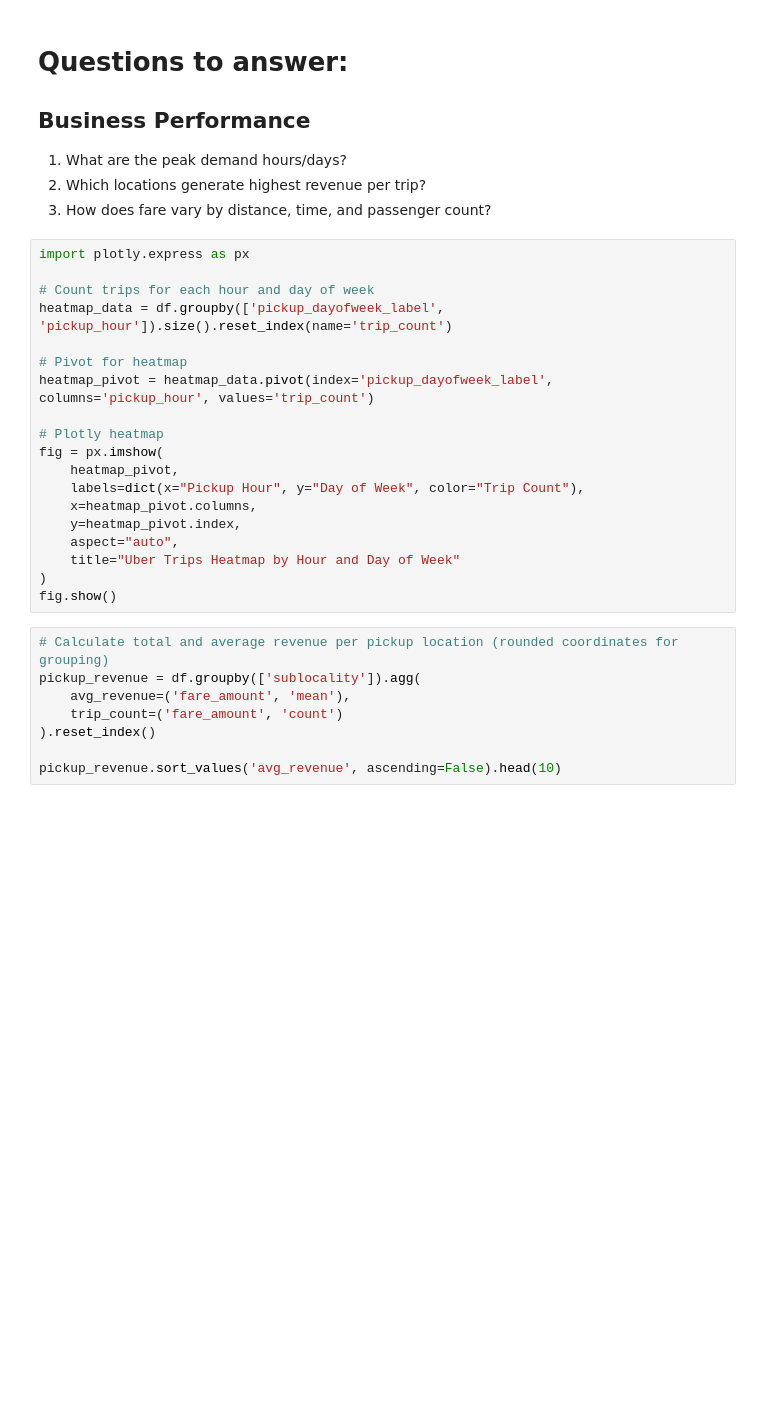
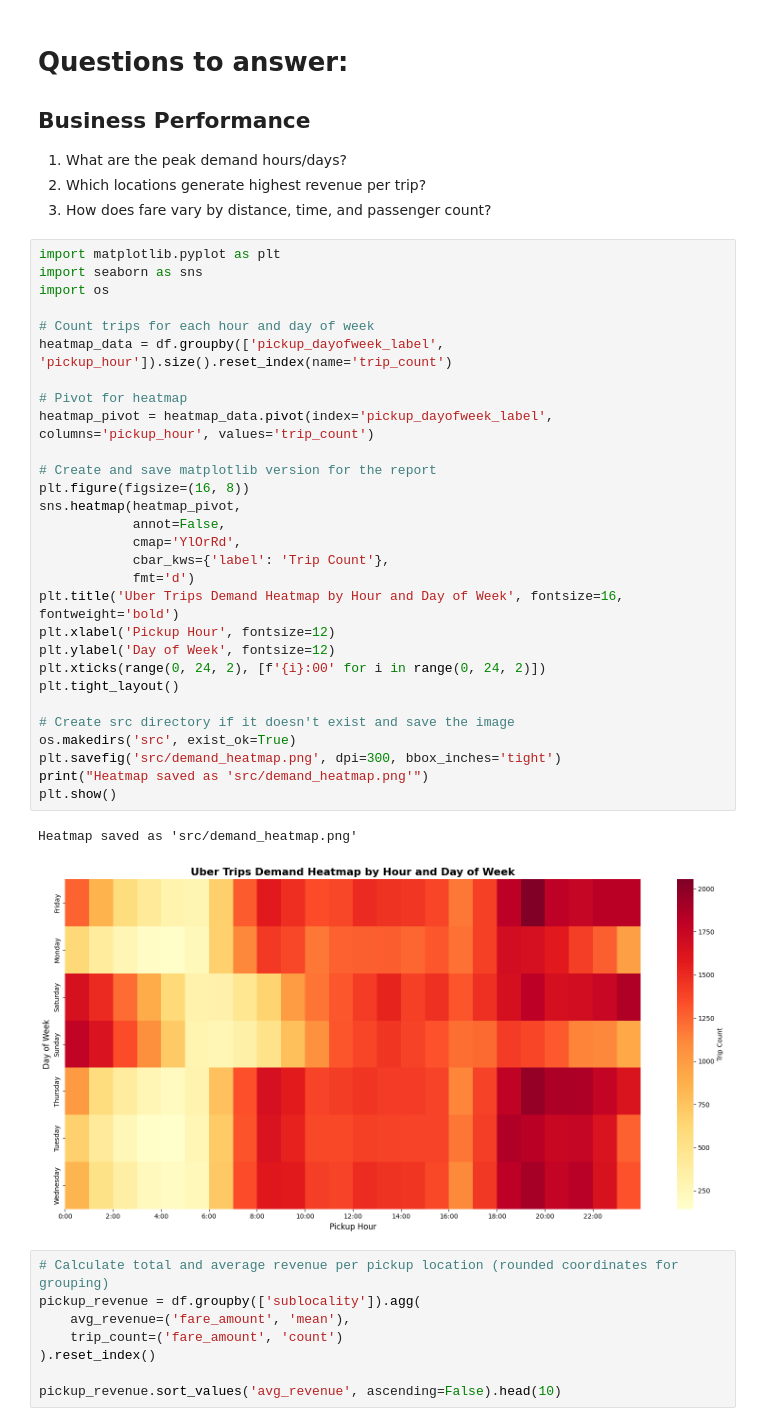
Before and after one commit to necromet/Uber-Fares-Analysis, a Jupyter notebook: uber-fares-analysis.ipynb, the cells around one changed output. Cells and saved outputs as stored; diff of their text form; blank space fills up the shorter version.

Commit message:
Add more plots to report.md

```diff
--- a/uber-fares-analysis.ipynb
+++ b/uber-fares-analysis.ipynb
@@ -21,24 +21,37 @@ df.head()
 2. Which locations generate highest revenue per trip?
 3. How does fare vary by distance, time, and passenger count?
 # %%
-import plotly.express as px
+import matplotlib.pyplot as plt
+import seaborn as sns
+import os
 
 # Count trips for each hour and day of week
 heatmap_data = df.groupby(['pickup_dayofweek_label', 'pickup_hour']).size().reset_index(name='trip_count')
 
 # Pivot for heatmap
 heatmap_pivot = heatmap_data.pivot(index='pickup_dayofweek_label', columns='pickup_hour', values='trip_count')
 
-# Plotly heatmap
-fig = px.imshow(
-    heatmap_pivot,
-    labels=dict(x="Pickup Hour", y="Day of Week", color="Trip Count"),
-    x=heatmap_pivot.columns,
-    y=heatmap_pivot.index,
-    aspect="auto",
-    title="Uber Trips Heatmap by Hour and Day of Week"
-)
-fig.show()
+# Create and save matplotlib version for the report
+plt.figure(figsize=(16, 8))
+sns.heatmap(heatmap_pivot,
+            annot=False,
+            cmap='YlOrRd',
+            cbar_kws={'label': 'Trip Count'},
+            fmt='d')
+plt.title('Uber Trips Demand Heatmap by Hour and Day of Week', fontsize=16, fontweight='bold')
+plt.xlabel('Pickup Hour', fontsize=12)
+plt.ylabel('Day of Week', fontsize=12)
+plt.xticks(range(0, 24, 2), [f'{i}:00' for i in range(0, 24, 2)])
+plt.tight_layout()
+
+# Create src directory if it doesn't exist and save the image
+os.makedirs('src', exist_ok=True)
+plt.savefig('src/demand_heatmap.png', dpi=300, bbox_inches='tight')
+print("Heatmap saved as 'src/demand_heatmap.png'")
+plt.show()
+# %% [output]
+Heatmap saved as 'src/demand_heatmap.png'
+[figure, added]
 # %%
 # Calculate total and average revenue per pickup location (rounded coordinates for grouping)
 pickup_revenue = df.groupby(['sublocality']).agg(
```
Also changed, not shown: parts of 4 cells of this notebook, 6 other files.
